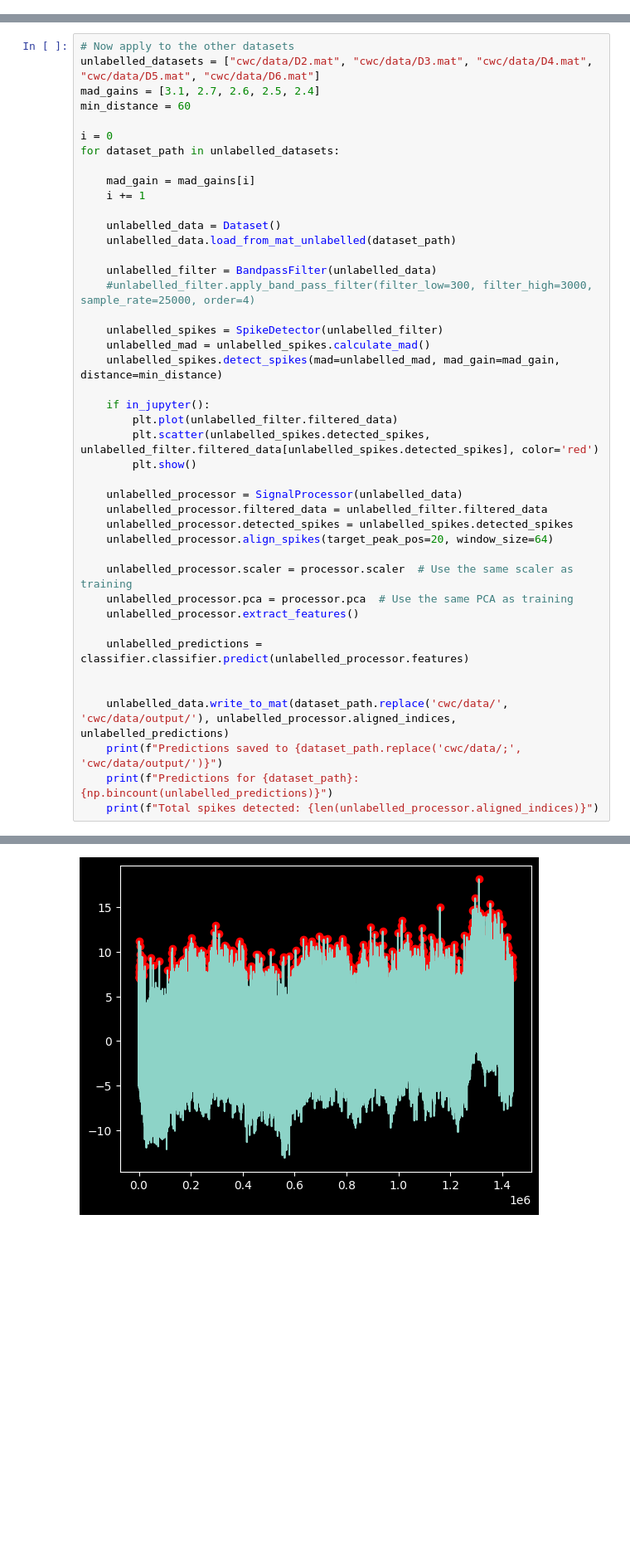
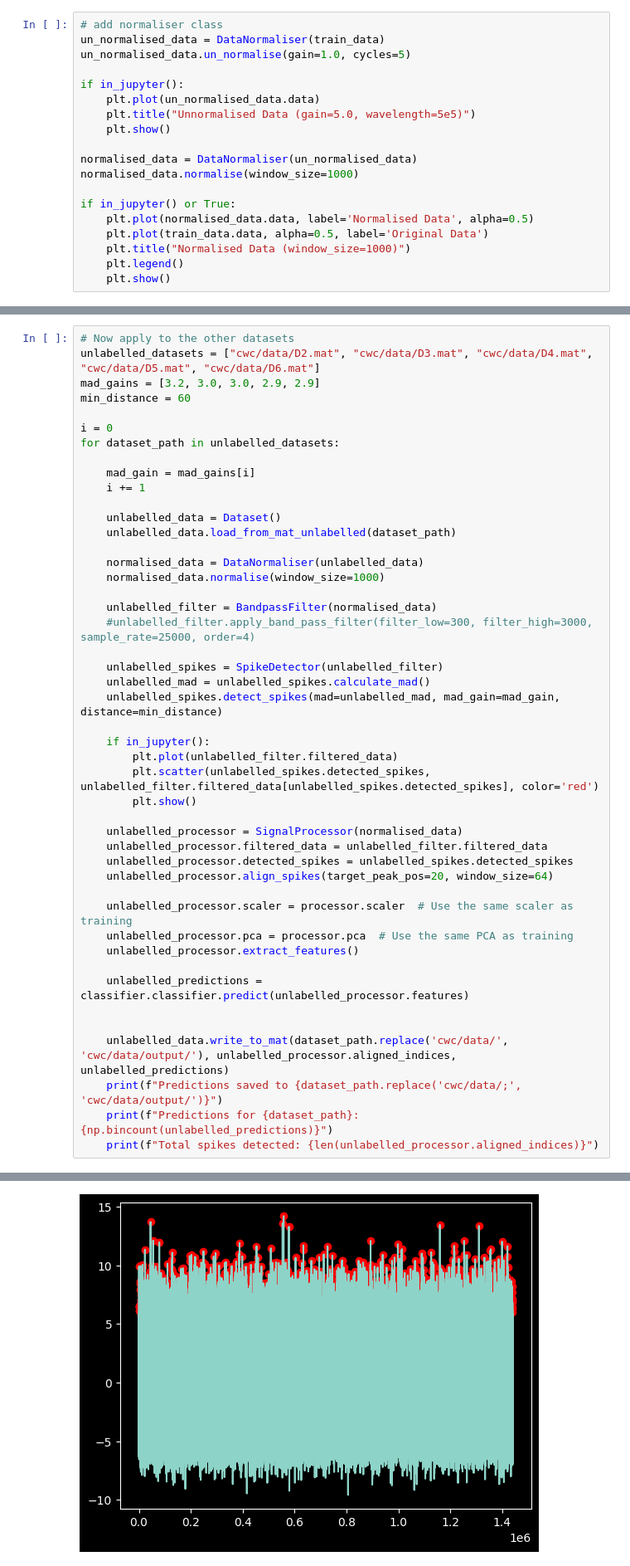
Before and after one commit to seb-hall/EE40098-Labs, a Jupyter notebook: cwc2.ipynb, the cells around one changed output, grey strips where cells are left out. Shown at 83% size. Drawn from its saved outputs; the diff is of its cells as text; blank space fills up the shorter version.

```diff
--- a/cwc2.ipynb
+++ b/cwc2.ipynb
@@ -267,0 +274,19 @@ Running in shell: ZMQInteractiveShell
+# %%
+# add normaliser class
+un_normalised_data = DataNormaliser(train_data)
+un_normalised_data.un_normalise(gain=1.0, cycles=5)
+
+if in_jupyter():
+    plt.plot(un_normalised_data.data)
+    plt.title("Unnormalised Data (gain=5.0, wavelength=5e5)")
+    plt.show()
+
+normalised_data = DataNormaliser(un_normalised_data)
+normalised_data.normalise(window_size=1000)
+
+if in_jupyter() or True:
+    plt.plot(normalised_data.data, label='Normalised Data', alpha=0.5)
+    plt.plot(train_data.data, alpha=0.5, label='Original Data')
+    plt.title("Normalised Data (window_size=1000)")
+    plt.legend()
+    plt.show()
@@ -518,7 +548,7 @@ Best: gain=2.7, F1=0.325
 # %%
 # Now apply to the other datasets
 unlabelled_datasets = ["cwc/data/D2.mat", "cwc/data/D3.mat", "cwc/data/D4.mat", "cwc/data/D5.mat", "cwc/data/D6.mat"]
-mad_gains = [3.1, 2.7, 2.6, 2.5, 2.4]
+mad_gains = [3.2, 3.0, 3.0, 2.9, 2.9]
 min_distance = 60
 
 i = 0
@@ -530,7 +560,10 @@ for dataset_path in unlabelled_datasets:
     unlabelled_data = Dataset()
     unlabelled_data.load_from_mat_unlabelled(dataset_path)
 
-    unlabelled_filter = BandpassFilter(unlabelled_data)
+    normalised_data = DataNormaliser(unlabelled_data)
+    normalised_data.normalise(window_size=1000)
+
+    unlabelled_filter = BandpassFilter(normalised_data)
     #unlabelled_filter.apply_band_pass_filter(filter_low=300, filter_high=3000, sample_rate=25000, order=4)
 
     unlabelled_spikes = SpikeDetector(unlabelled_filter)
@@ -542,7 +575,7 @@ for dataset_path in unlabelled_datasets:
         plt.scatter(unlabelled_spikes.detected_spikes, unlabelled_filter.filtered_data[unlabelled_spikes.detected_spikes], color='red')
         plt.show()
 
-    unlabelled_processor = SignalProcessor(unlabelled_data)
+    unlabelled_processor = SignalProcessor(normalised_data)
     unlabelled_processor.filtered_data = unlabelled_filter.filtered_data
     unlabelled_processor.detected_spikes = unlabelled_spikes.detected_spikes
     unlabelled_processor.align_spikes(target_peak_pos=20, window_size=64)
@@ -577,3 +610,3 @@ Total spikes detected: 3246
 Running in shell: ZMQInteractiveShell
-[figure, old version]
+[figure, new version]
 Predictions saved to cwc/data/D5.mat
```
Also changed, not shown: parts of 9 cells of this notebook, 9 other files.
